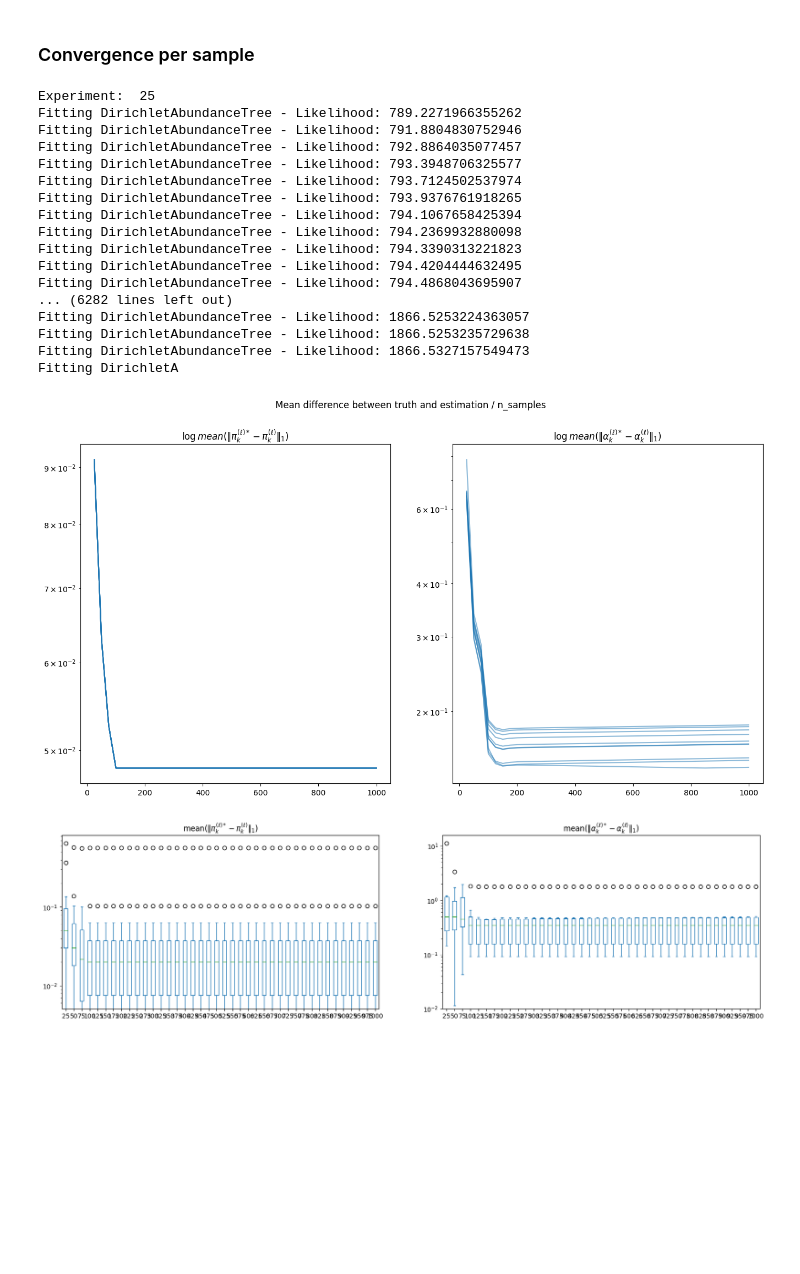
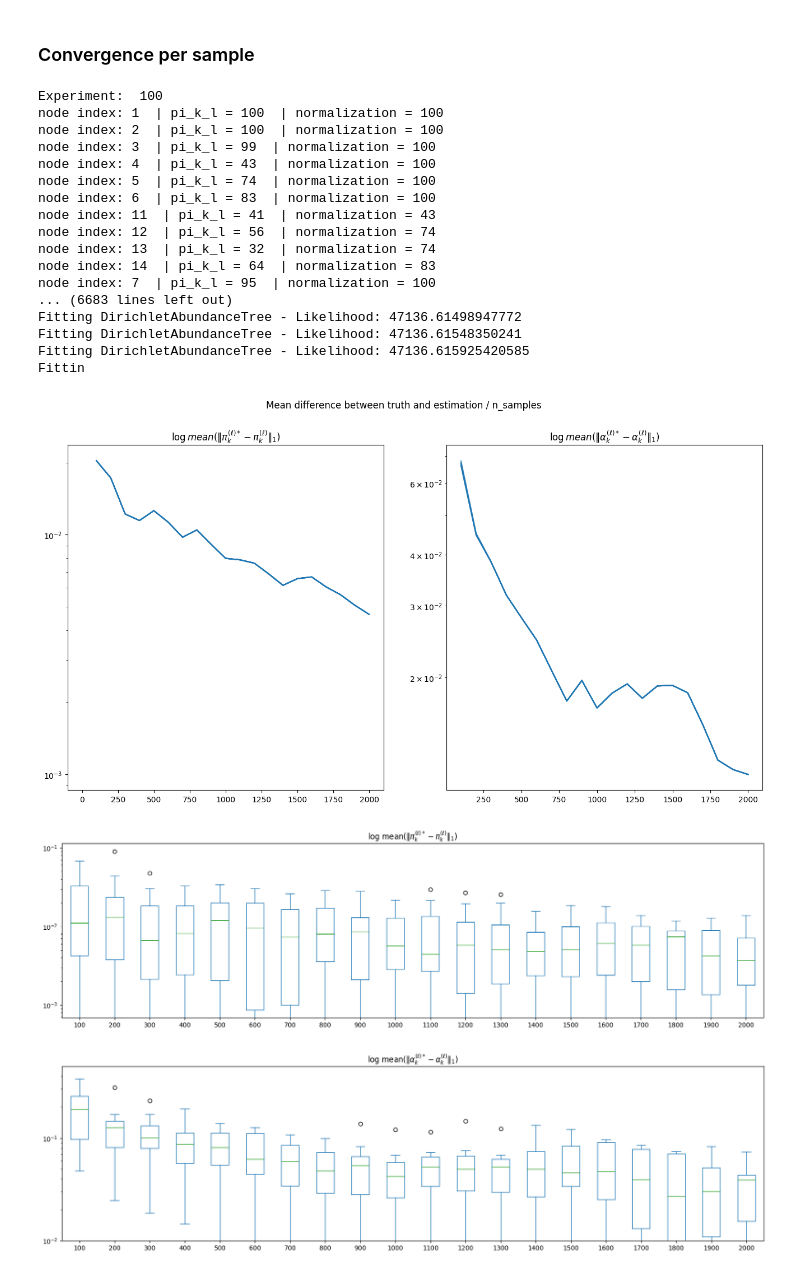
Before and after one commit to AlexandreChaussard/Stage-Microbiote, a Jupyter notebook: Microbiota-Generative-Models/src/playground/bernoulli_tree/benchmark_bernoulli_tree.ipynb, the cells around one changed output. Cells and saved outputs as stored; diff of their text form; code cells hidden in the pictures; blank space fills up the shorter version.

Commit message:
Redo convergence graph

```diff
--- a/Microbiota-Generative-Models/src/playground/bernoulli_tree/benchmark_bernoulli_tree.ipynb
+++ b/Microbiota-Generative-Models/src/playground/bernoulli_tree/benchmark_bernoulli_tree.ipynb
@@ -46,7 +46,7 @@ from src.model import BernoulliTreePrior, DirichletAbundanceTreePosterior
 import numpy as np
 
 # Generate the dataset based on the previous architecture
-dataset_size = 100
+dataset_size = 1000
 
 # First we define the parameters of the model, which are our objectives
 activation_probabilities = {
@@ -81,7 +81,7 @@ for i, adjacency in enumerate(global_tree.adjacent_matrix):
     if countChildren > 1:
         dirichlet_parameters[i] = np.abs(np.random.rand(countChildren))
 
-def generate_dataset(size):
+def generate_dataset(dataset_size):
 
     prior = BernoulliTreePrior(global_tree, activation_probabilities)
     posterior = DirichletAbundanceTreePosterior(global_tree, dirichlet_parameters)
@@ -313,7 +316,7 @@ We can then plot the evolution of the distance per iteration
 # %%
 max_iter = 60
 
-prior = BernoulliTreePrior(global_tree.adjacent_matrix, activation_probabilities={})
+prior = BernoulliTreePrior(global_tree, activation_probabilities={})
 posterior_list = [DirichletAbundanceTreePosterior(global_tree, dirichlet_parameters={}) for _ in range(n_repeat)]
 
 prior.fit(trees)
@@ -335,8 +338,8 @@ fig.suptitle("Mean difference between truth and estimation / iteration")
 axs[0].set_title("Activation proba")
 axs[1].set_title("Dirichlet param")
 for k in range(n_repeat):
-    axs[0].plot(activation_proba_mean_difference[k], color='blue', alpha=0.5)
-    axs[1].plot(dirichlet_params_mean_difference[k], color='blue', alpha=0.5)
+    axs[0].plot(activation_proba_mean_difference[k], color='C0', alpha=0.5)
+    axs[1].plot(dirichlet_params_mean_difference[k], color='C0', alpha=0.5)
 axs[0].set_yscale('log')
 axs[1].set_yscale('log')
 # %% [output]
@@ -361,12 +364,12 @@ Fitting DirichletAbundanceTree - Likelihood: 34.26179163361035
 # %% [markdown]
 ### Convergence per sample
 # %%
-import copy
-
-max_size = 1000
-step = 25
+max_size = 2000
+step = 100
+n_repeat = 10
 
 trees = generate_dataset(max_size)
+assert (len(trees) == max_size)
 
 prior_list_seed = [BernoulliTreePrior(global_tree, activation_probabilities=activation_probabilities) for _ in range(n_repeat)]
 posterior_list_seed = [DirichletAbundanceTreePosterior(global_tree, dirichlet_parameters={}) for _ in range(n_repeat)]
@@ -382,8 +385,8 @@ size = step
 tested_sizes = []
 while size <= max_size:
     print("Experiment: ", size)
-    prior_list = [BernoulliTreePrior(global_tree, activation_probabilities=prior.getActivationProbabilities()) for prior in prior_list]
-    posterior_list = [DirichletAbundanceTreePosterior(global_tree, dirichlet_parameters=posterior.dirichlet_params) for posterior in posterior_list]
+    prior_list = [BernoulliTreePrior(global_tree, activation_probabilities=prior.getActivationProbabilities()) for prior in prior_list_seed]
+    posterior_list = [DirichletAbundanceTreePosterior(global_tree, dirichlet_parameters=posterior.dirichlet_params) for posterior in posterior_list_seed]
 
     list_activation_proba_diff = []
     list_dirichlet_params_diff = []
@@ -410,23 +413,23 @@ while size <= max_size:
     size += step
     i += 1
 # %% [output]
-Experiment:  25
-Fitting DirichletAbundanceTree - Likelihood: 789.2271966355262
-Fitting DirichletAbundanceTree - Likelihood: 791.8804830752946
-Fitting DirichletAbundanceTree - Likelihood: 792.8864035077457
-Fitting DirichletAbundanceTree - Likelihood: 793.3948706325577
-Fitting DirichletAbundanceTree - Likelihood: 793.7124502537974
-Fitting DirichletAbundanceTree - Likelihood: 793.9376761918265
-Fitting DirichletAbundanceTree - Likelihood: 794.1067658425394
-Fitting DirichletAbundanceTree - Likelihood: 794.2369932880098
-Fitting DirichletAbundanceTree - Likelihood: 794.3390313221823
-Fitting DirichletAbundanceTree - Likelihood: 794.4204444632495
-Fitting DirichletAbundanceTree - Likelihood: 794.4868043695907
-... (6282 lines left out)
-Fitting DirichletAbundanceTree - Likelihood: 1866.5253224363057
-Fitting DirichletAbundanceTree - Likelihood: 1866.5253235729638
-Fitting DirichletAbundanceTree - Likelihood: 1866.5327157549473
-Fitting DirichletA
+Experiment:  100
+node index: 1  | pi_k_l = 100  | normalization = 100
+node index: 2  | pi_k_l = 100  | normalization = 100
+node index: 3  | pi_k_l = 99  | normalization = 100
+node index: 4  | pi_k_l = 43  | normalization = 100
+node index: 5  | pi_k_l = 74  | normalization = 100
+node index: 6  | pi_k_l = 83  | normalization = 100
+node index: 11  | pi_k_l = 41  | normalization = 43
+node index: 12  | pi_k_l = 56  | normalization = 74
+node index: 13  | pi_k_l = 32  | normalization = 74
+node index: 14  | pi_k_l = 64  | normalization = 83
+node index: 7  | pi_k_l = 95  | normalization = 100
+... (6683 lines left out)
+Fitting DirichletAbundanceTree - Likelihood: 47136.61498947772
+Fitting DirichletAbundanceTree - Likelihood: 47136.61548350241
+Fitting DirichletAbundanceTree - Likelihood: 47136.615925420585
+Fittin
 # %%
 fig, axs = plt.subplots(1, 2, figsize=(16,8))
 fig.suptitle("Mean difference between truth and estimation / n_samples")
@@ -436,28 +439,31 @@ for k in range(n_repeat):
     axs[0].plot(tested_sizes, activation_proba_mean_difference[k], color='C0', alpha=0.5)
     axs[1].plot(tested_sizes, dirichlet_params_mean_difference[k], color='C0', alpha=0.5)
 axs[0].set_yscale('log')
+axs[0].plot(0, 0.1*10e-3)
 axs[1].set_yscale('log')
 # %% [output]
-[figure, old version]
+[figure, new version]
 # %%
 import pandas as pd
 
-fig, axs = plt.subplots(1, 2, figsize=(20,5))
+fig, axs = plt.subplots(figsize=(20,5))
 
 df_activation_proba = pd.DataFrame(df_activation_proba)
-df_activation_proba_mean = df_activation_proba.apply(lambda x: x.mean())
-df_activation_proba_mean.plot(kind='box', title='mean($\Vert \pi_k^{(\ell)*} - \pi_k^{(\ell)} \Vert_1$)', logy=True, ax=axs[0])
+df_activation_proba_mean = df_activation_proba.apply(lambda x: np.mean(x, axis=0))
+df_activation_proba_mean.plot(kind='box', title='log mean($\Vert \pi_k^{(\ell)*} - \pi_k^{(\ell)} \Vert_1$)', logy=True, ax=axs)
+#axs.set_xticks([0, 25, 50, 75, 100, 125, 150, 175, 200])
 
-
+fig, axs = plt.subplots(figsize=(20,5))
 df_dirichlet_params = pd.DataFrame(df_dirichlet_params)
 non_dirichlets = []
 for node in global_tree.nodes:
     if node.countChildren() <= 1:
         non_dirichlets.append(node.index)
 df_dirichlet_params_mean = df_dirichlet_params.apply(lambda x: x.mean())
 df_dirichlet_params_mean.drop(index=non_dirichlets, inplace=True)
-df_dirichlet_params_mean.plot(kind='box', title='mean($\Vert \\alpha_k^{(\ell)*} - \\alpha_k^{(\ell)} \Vert_1$)', logy=True, ax=axs[1], ylim=10e-3)
+df_dirichlet_params_mean.plot(kind='box', title='log mean($\Vert \\alpha_k^{(\ell)*} - \\alpha_k^{(\ell)} \Vert_1$)', logy=True, ax=axs, ylim=10e-3)
 
 plt.show()
 # %% [output]
-[figure, old version]
+[figure, new version]
+[figure, added]
```
Also changed, not shown: parts of 7 cells of this notebook, 23 other files.
